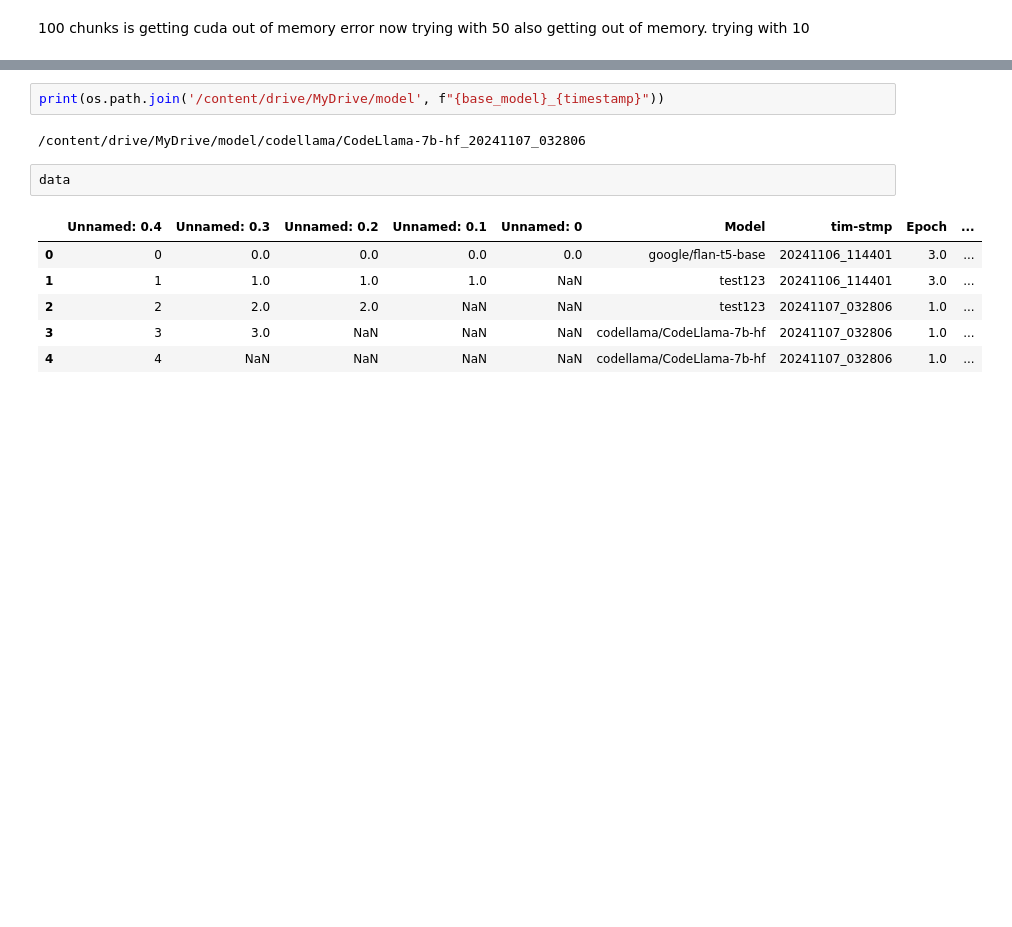
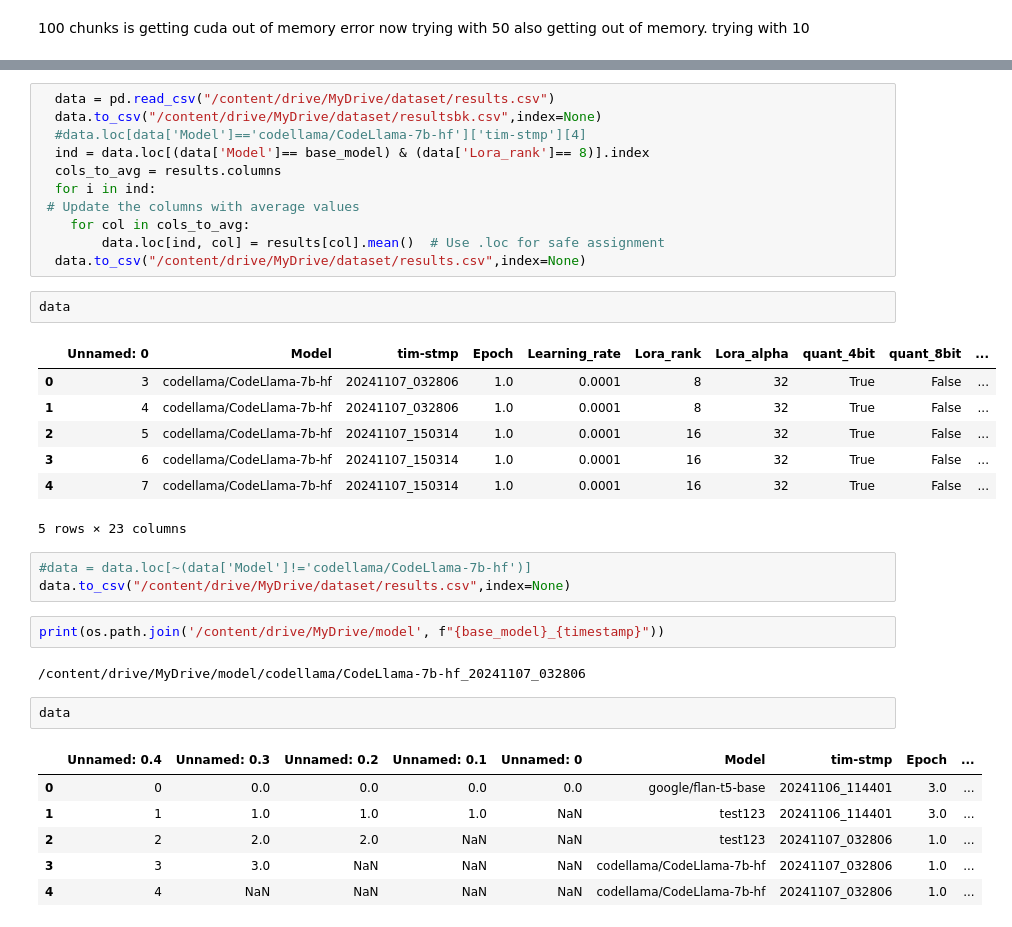
Before and after one commit to SIVASKANDAN-P/PYTHON-CODE-HINT, a Jupyter notebook: model_finetuning.ipynb, the cells around one changed output, grey strips where cells are left out. Saved outputs shown, nothing was run; the diff lists cells and outputs as text; blank space fills up the shorter version.

```diff
--- a/model_finetuning.ipynb
+++ b/model_finetuning.ipynb
@@ -447,3 +506,27 @@ results.shape
+# %%
+  data = pd.read_csv("/content/drive/MyDrive/dataset/results.csv")
+  data.to_csv("/content/drive/MyDrive/dataset/resultsbk.csv",index=None)
+  #data.loc[data['Model']=='codellama/CodeLlama-7b-hf']['tim-stmp'][4]
+  ind = data.loc[(data['Model']== base_model) & (data['Lora_rank']== 8)].index
+  cols_to_avg = results.columns
+  for i in ind:
+ # Update the columns with average values
+    for col in cols_to_avg:
+        data.loc[ind, col] = results[col].mean()  # Use .loc for safe assignment
+  data.to_csv("/content/drive/MyDrive/dataset/results.csv",index=None)
+# %%
+data
+# %% [output]
+|  | Unnamed: 0 | Model | tim-stmp | Epoch | Learning_rate | Lora_rank | Lora_alpha | quant_4bit | quant_8bit | ... |
+| 0 | 3 | codellama/CodeLlama-7b-hf | 20241107_032806 | 1.0 | 0.0001 | 8 | 32 | True | False | ... |
+| 1 | 4 | codellama/CodeLlama-7b-hf | 20241107_032806 | 1.0 | 0.0001 | 8 | 32 | True | False | ... |
+| 2 | 5 | codellama/CodeLlama-7b-hf | 20241107_150314 | 1.0 | 0.0001 | 16 | 32 | True | False | ... |
+| 3 | 6 | codellama/CodeLlama-7b-hf | 20241107_150314 | 1.0 | 0.0001 | 16 | 32 | True | False | ... |
+| 4 | 7 | codellama/CodeLlama-7b-hf | 20241107_150314 | 1.0 | 0.0001 | 16 | 32 | True | False | ... |
+5 rows × 23 columns
+# %%
+#data = data.loc[~(data['Model']!='codellama/CodeLlama-7b-hf')]
+data.to_csv("/content/drive/MyDrive/dataset/results.csv",index=None)
 # %%
 print(os.path.join('/content/drive/MyDrive/model', f"{base_model}_{timestamp}"))
 # %% [output]
```
Also changed, not shown: parts of 13 cells of this notebook.
